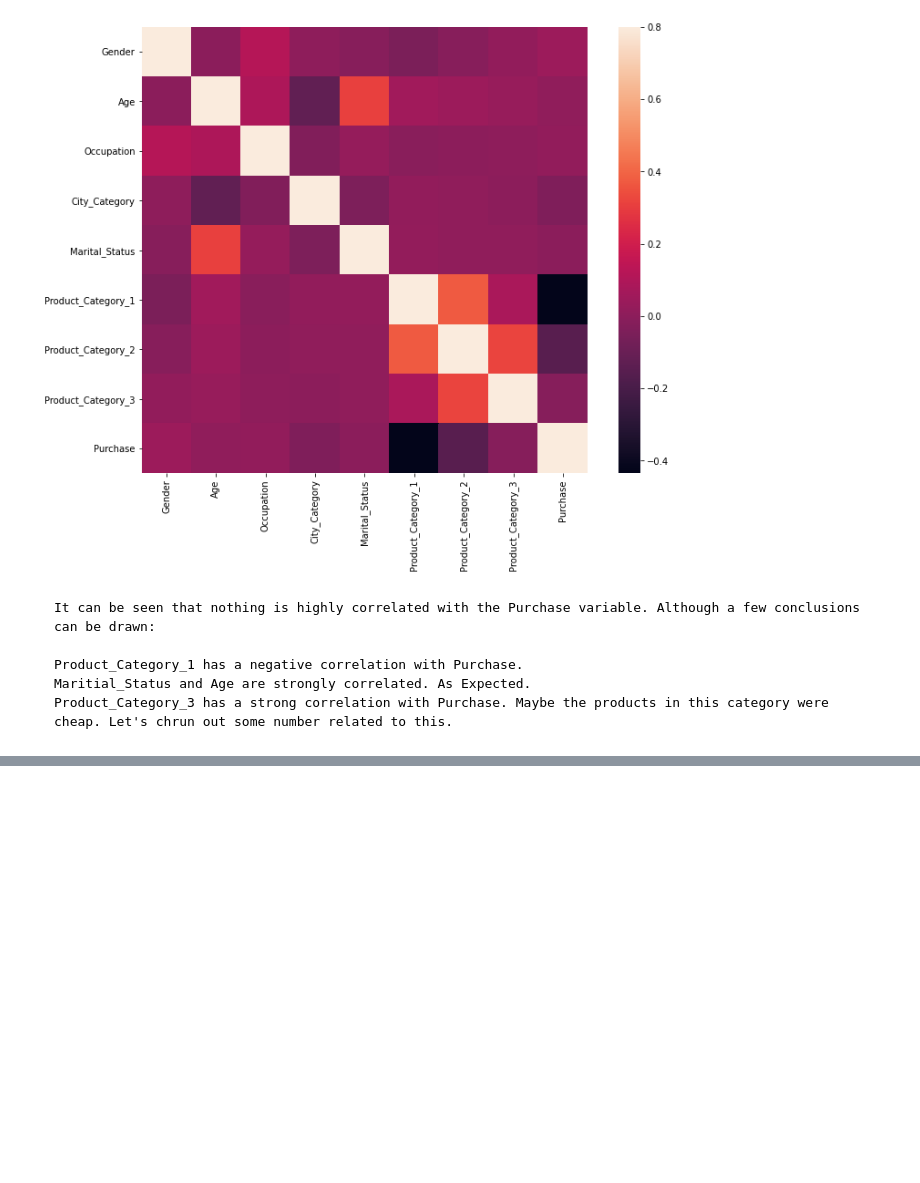
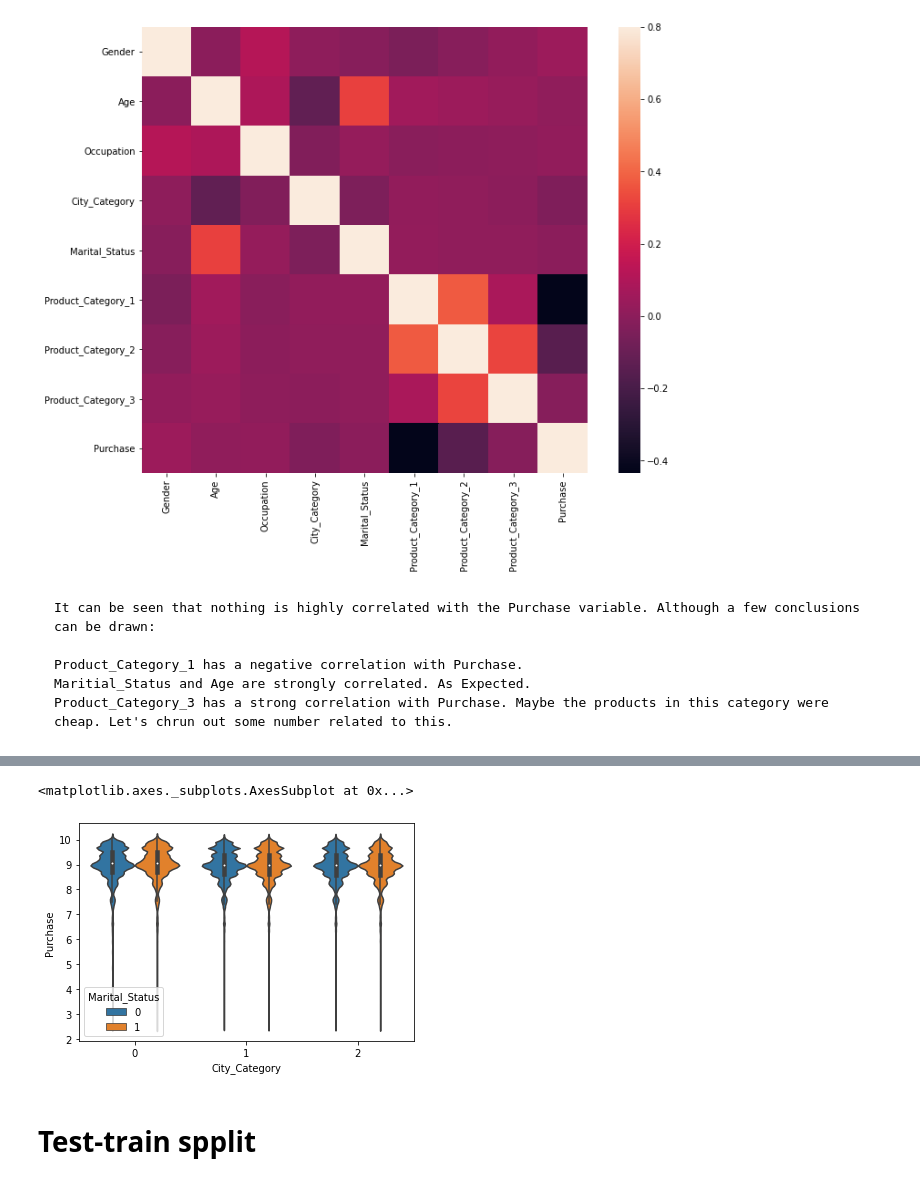
Before and after one commit to Krishan-Kumar-kk/Classification_problems_-ml, a Jupyter notebook: Black_frilday_sales_prediction.ipynb, the cells around one changed output, grey strips where cells are left out. Cells and saved outputs as stored; diff of their text form; code cells hidden in the pictures; blank space fills up the shorter version.

```diff
--- a/Black_frilday_sales_prediction.ipynb
+++ b/Black_frilday_sales_prediction.ipynb
@@ -317,0 +350,8 @@ Product_Category_3 has a strong correlation with Purchase. Maybe the products in
+# %%
+sns.violinplot(x='City_Category',y='Purchase',hue='Marital_Status',
+               data=train)
+# %% [output]
+<matplotlib.axes._subplots.AxesSubplot at 0x...>
+[figure, added]
+# %% [markdown]
+# Test-train spplit
```
Also changed, not shown: parts of 32 cells of this notebook.
